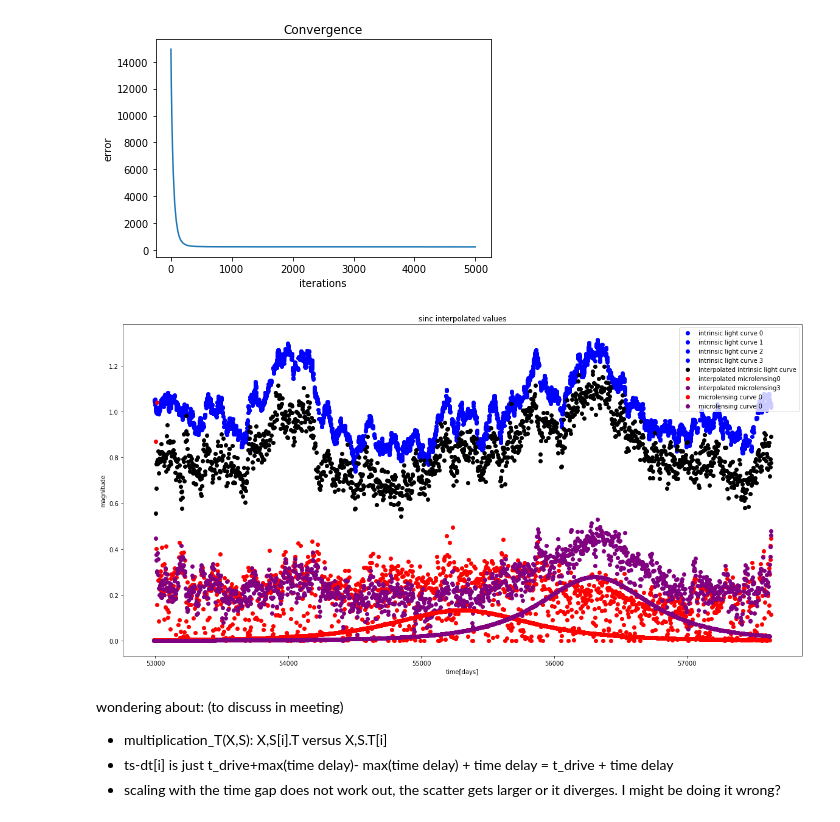
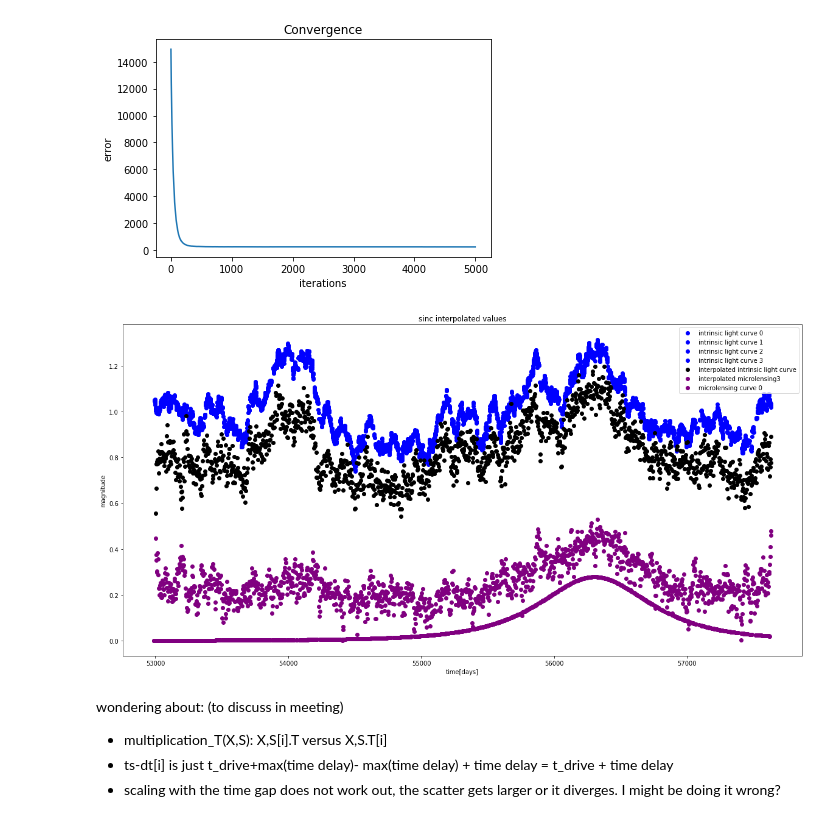
Before and after one commit to herjy/Quasar_lensing, a Jupyter notebook: simulation_interpolation/microlensing.ipynb, the cells around one changed output. Saved outputs shown, nothing was run; the diff lists cells and outputs as text; code cells hidden in the pictures.

```diff
--- a/simulation_interpolation/microlensing.ipynb
+++ b/simulation_interpolation/microlensing.ipynb
@@ -203,36 +203,36 @@ plt.figure(figsize=(20,10))
 
 # for i in range(4):
 #     plt.plot(ts-dt[i], Y[i], 'o', label='microlensed light curve '+str(i))
 
 
 
 for i in range(4):
     plt.plot(ts-dt[i], fs[i], 'o', label='intrinsic light curve '+str(i), color = 'blue')
 
 plt.plot(tk, X,'o', label='interpolated intrinsic light curve', color='black')
-plt.plot(tk, M0,'o', label='interpolated microlensing0',color = 'r')
+#plt.plot(tk, M0,'o', label='interpolated microlensing0',color = 'r')
 # plt.plot(tk, M1,'o', label='interpolated microlensing1', color = 'g')
 # plt.plot(tk, M2,'o', label='interpolated microlensing2', color = 'pink')
 plt.plot(tk, M3,'o', label='interpolated microlensing3', color = 'purple')
 
 
 
-plt.plot(mic0[0],mic_mag[0],'o', label = "microlensing curve 0", color = 'r')
+#plt.plot(mic0[0],mic_mag[0],'o', label = "microlensing curve 0", color = 'r')
 # plt.plot(mic0[0],mic_mag[1],'o', label = "microlensing curve 0", color = 'g')
 # plt.plot(mic0[0],mic_mag[2],'o', label = "microlensing curve 0", color = 'pink')
 plt.plot(mic0[0],mic_mag[3],'o', label = "microlensing curve 0", color = 'purple')
 
 
 #plt.plot(tk, X,'o', label='interpolated', color='black')
 #plt.plot(t,f,'o', label = 'true')
 plt.xlabel('time[days]')
 plt.ylabel('magnitude')
 plt.title('sinc interpolated values')
 plt.legend()
 #plt.savefig("pos2 and total variation1 on X and M 5,5,3.png")
 plt.show()
 # %% [output]
-[figure, old version]
+[figure, new version]
 # %% [markdown]
 wondering about: (to discuss in meeting)
 - multiplication_T(X,S): X,S[i].T versus X,S.T[i]
```
Also changed, not shown: parts of 1 cell of this notebook, 10 other files.
